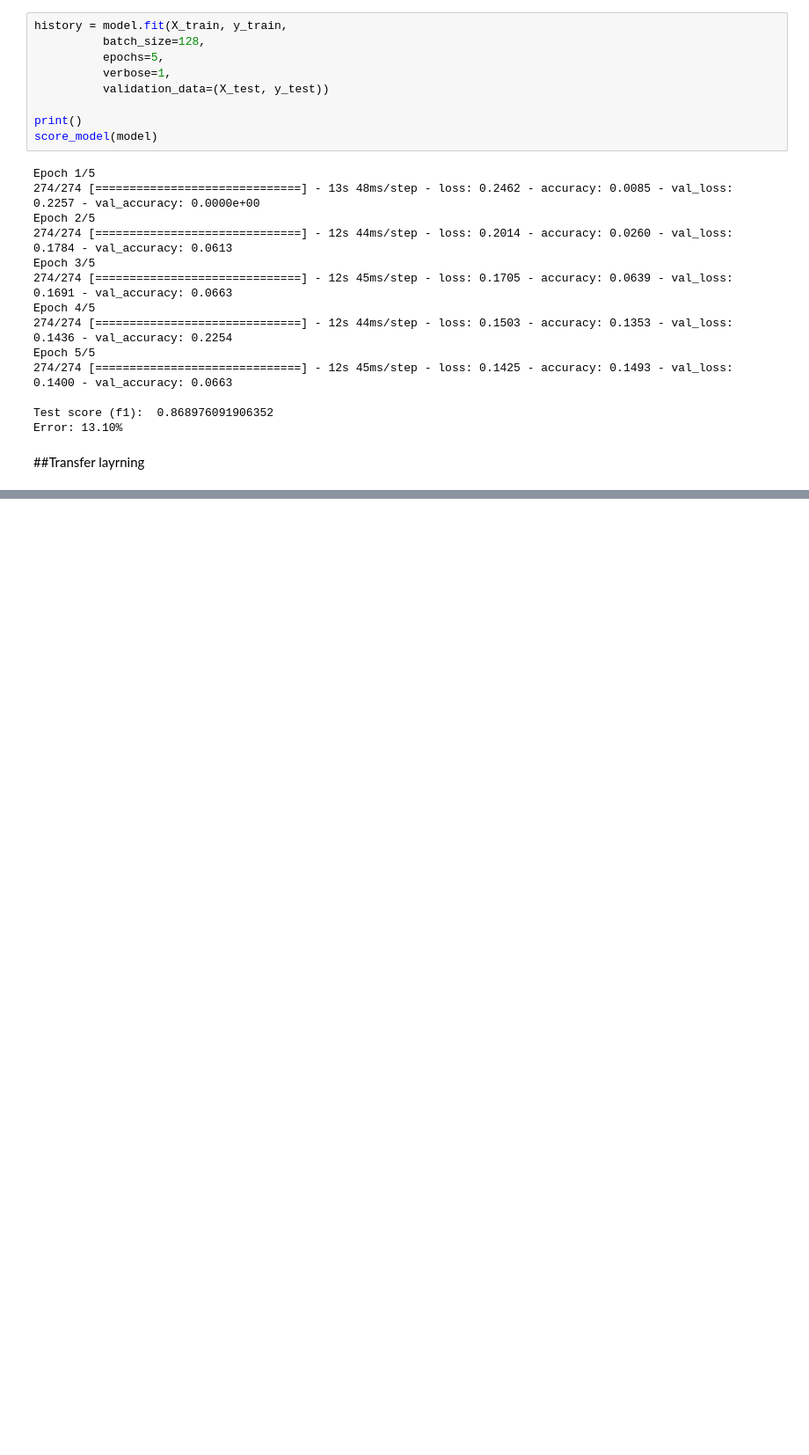
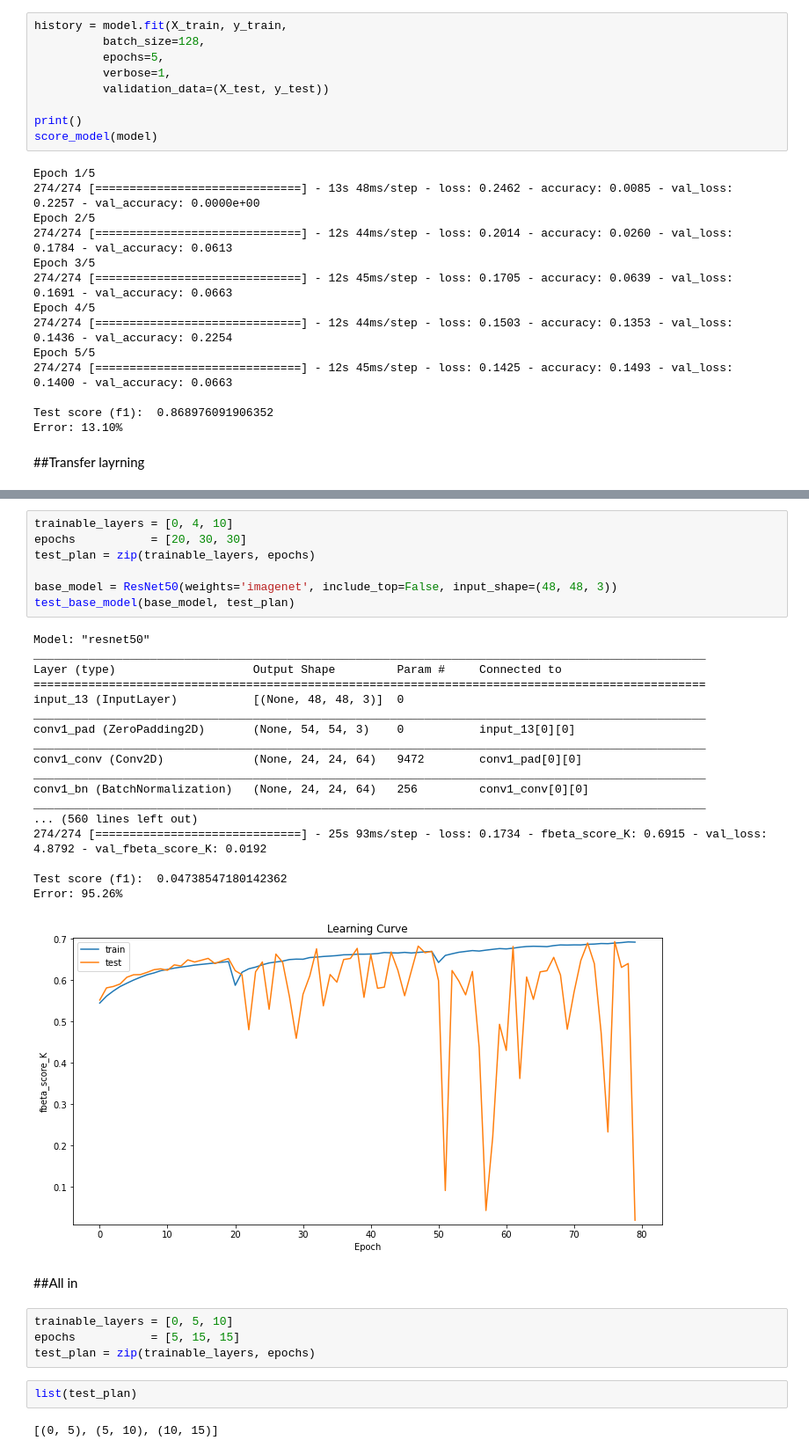
Before and after one commit to JakubStanczak/Amazon_forest_classification, a Jupyter notebook: Amazon_forest.ipynb, the cells around one changed output, grey strips where cells are left out. Shown at 88% size. Drawn from its saved outputs; the diff is of its cells as text; blank space fills up the shorter version.

```diff
--- a/Amazon_forest.ipynb
+++ b/Amazon_forest.ipynb
@@ -439,0 +386,36 @@ base_models
+# %%
+trainable_layers = [0, 4, 10]
+epochs           = [20, 30, 30]
+test_plan = zip(trainable_layers, epochs)
+
+base_model = ResNet50(weights='imagenet', include_top=False, input_shape=(48, 48, 3))
+test_base_model(base_model, test_plan)
+# %% [output]
+Model: "resnet50"
+__________________________________________________________________________________________________
+Layer (type)                    Output Shape         Param #     Connected to
+==================================================================================================
+input_13 (InputLayer)           [(None, 48, 48, 3)]  0
+__________________________________________________________________________________________________
+conv1_pad (ZeroPadding2D)       (None, 54, 54, 3)    0           input_13[0][0]
+__________________________________________________________________________________________________
+conv1_conv (Conv2D)             (None, 24, 24, 64)   9472        conv1_pad[0][0]
+__________________________________________________________________________________________________
+conv1_bn (BatchNormalization)   (None, 24, 24, 64)   256         conv1_conv[0][0]
+__________________________________________________________________________________________________
+... (560 lines left out)
+274/274 [==============================] - 25s 93ms/step - loss: 0.1734 - fbeta_score_K: 0.6915 - val_loss: 4.8792 - val_fbeta_score_K: 0.0192
+
+Test score (f1):  0.04738547180142362
+Error: 95.26%
+[figure, added]
+# %% [markdown]
+##All in
+# %%
+trainable_layers = [0, 5, 10]
+epochs           = [5, 15, 15]
+test_plan = zip(trainable_layers, epochs)
+# %%
+list(test_plan)
+# %% [output]
+[(0, 5), (5, 10), (10, 15)]
```
Also changed, not shown: parts of 20 cells of this notebook.
